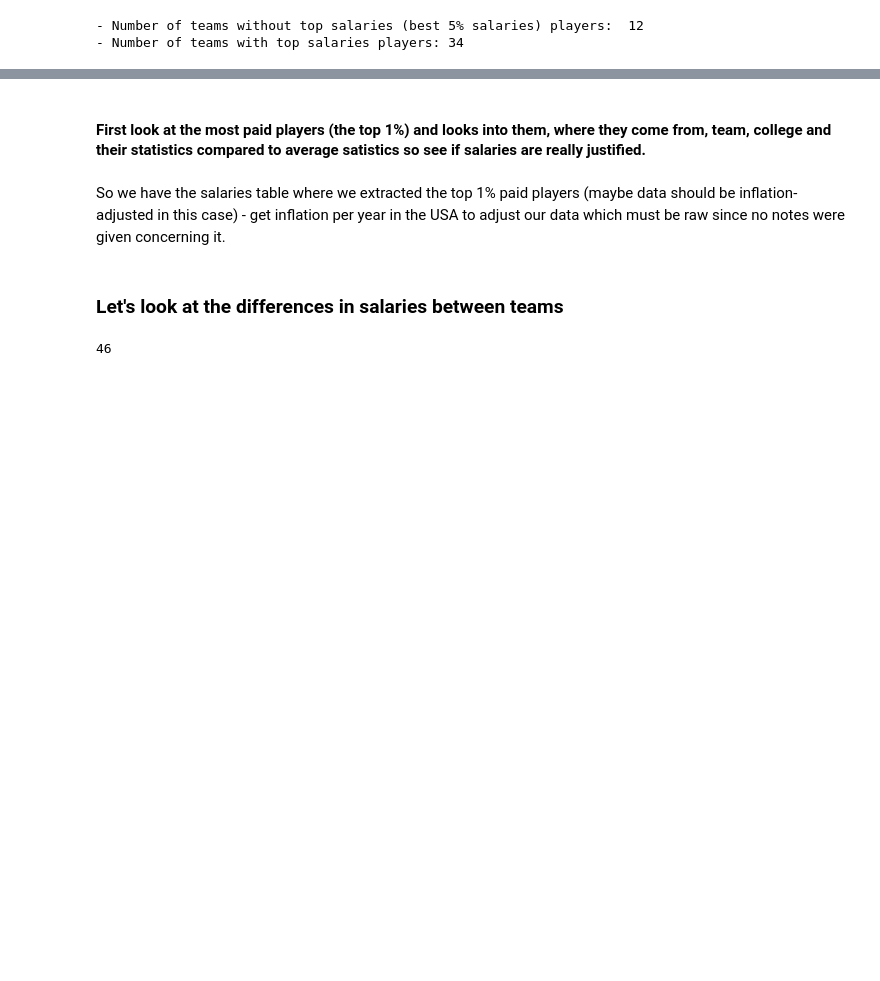
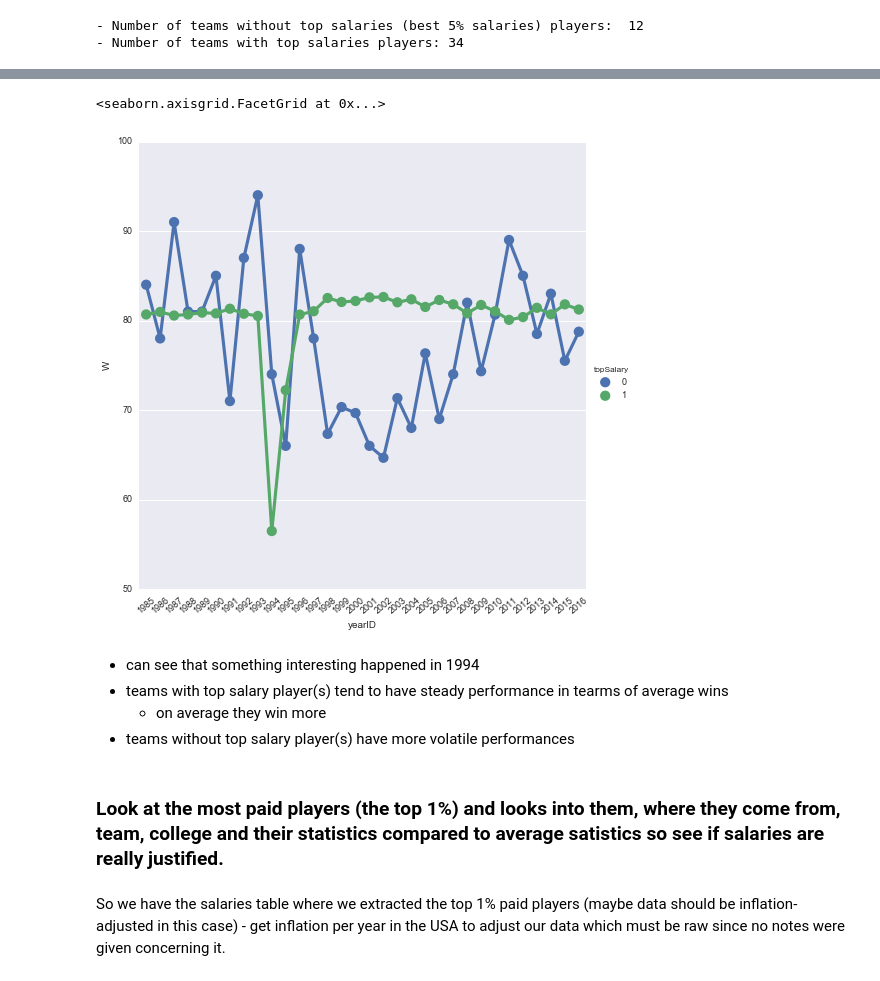
Before and after one commit to bcg0006/udc, a Jupyter notebook: baseball_data_analysis.ipynb, the cells around one changed output, grey strips where cells are left out. Saved outputs shown, nothing was run; the diff lists cells and outputs as text; code cells hidden in the pictures; blank space fills up the shorter version.

```diff
--- a/baseball_data_analysis.ipynb
+++ b/baseball_data_analysis.ipynb
@@ -212,10 +332,16 @@ top_1pct_salaries_per_annum.head()
+# %%
+sns.set(font_scale=0.9)
+f = sns.factorplot(x="yearID", y="W",data=avg_wins_per_group, hue='topSalary', size=7)
+f.set_xticklabels(rotation=40)
+# %% [output]
+<seaborn.axisgrid.FacetGrid at 0x...>
+[figure, added]
+# %% [markdown]
+- can see that something interesting happened in 1994
+- teams with top salary player(s) tend to have steady performance in tearms of average wins
+    - on average they win more
+- teams without top salary player(s) have more volatile performances
 # %% [markdown]
-#### First look at the most paid players (the top 1%) and looks into them, where they come from, team, college and their statistics compared to average satistics so see if salaries are really justified.
+###  Look at the most paid players (the top 1%) and looks into them, where they come from, team, college and their statistics compared to average satistics so see if salaries are really justified.
 # %% [markdown]
 So we have the salaries table where we extracted the top 1% paid players (maybe data should be inflation-adjusted in this case) - get inflation per year in the USA to adjust our data which must be raw since no notes were given concerning it.
-# %% [markdown]
-### Let's look at the differences in salaries between teams
-# %%
-len(salaries.teamID.unique())
-# %% [output]
-46
```
Also changed, not shown: parts of 27 cells of this notebook.
